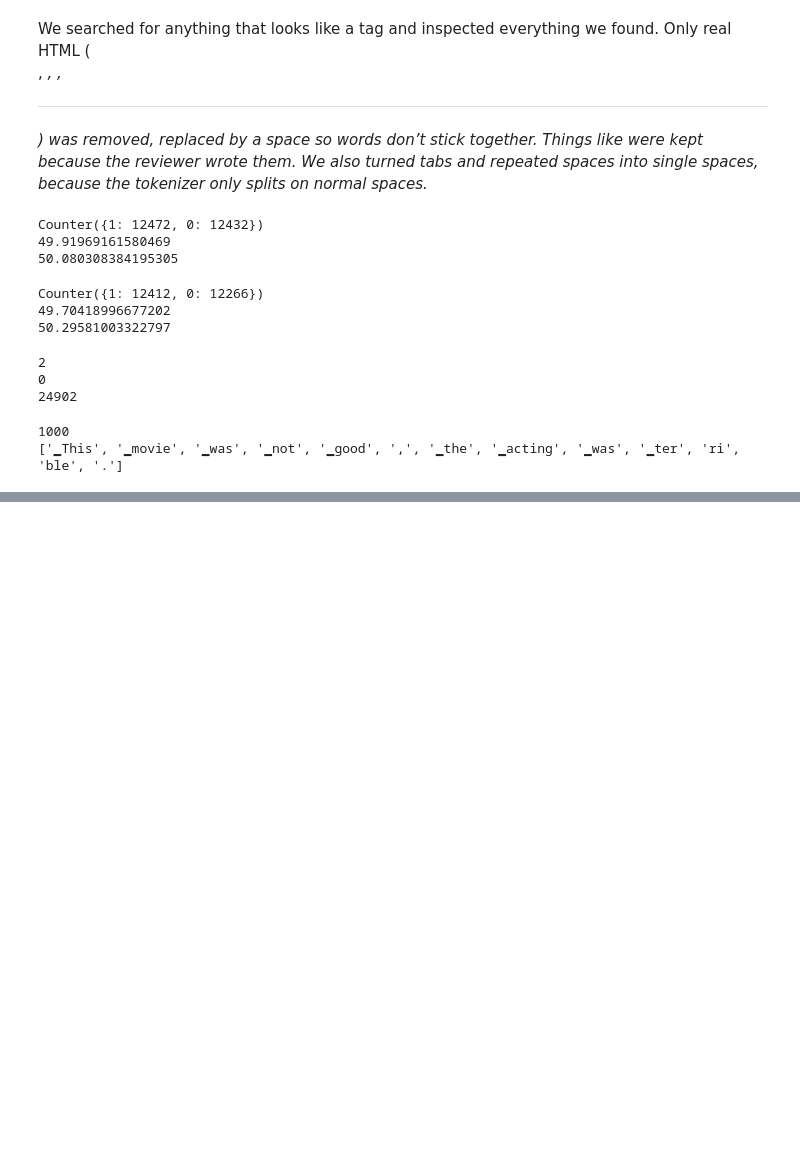
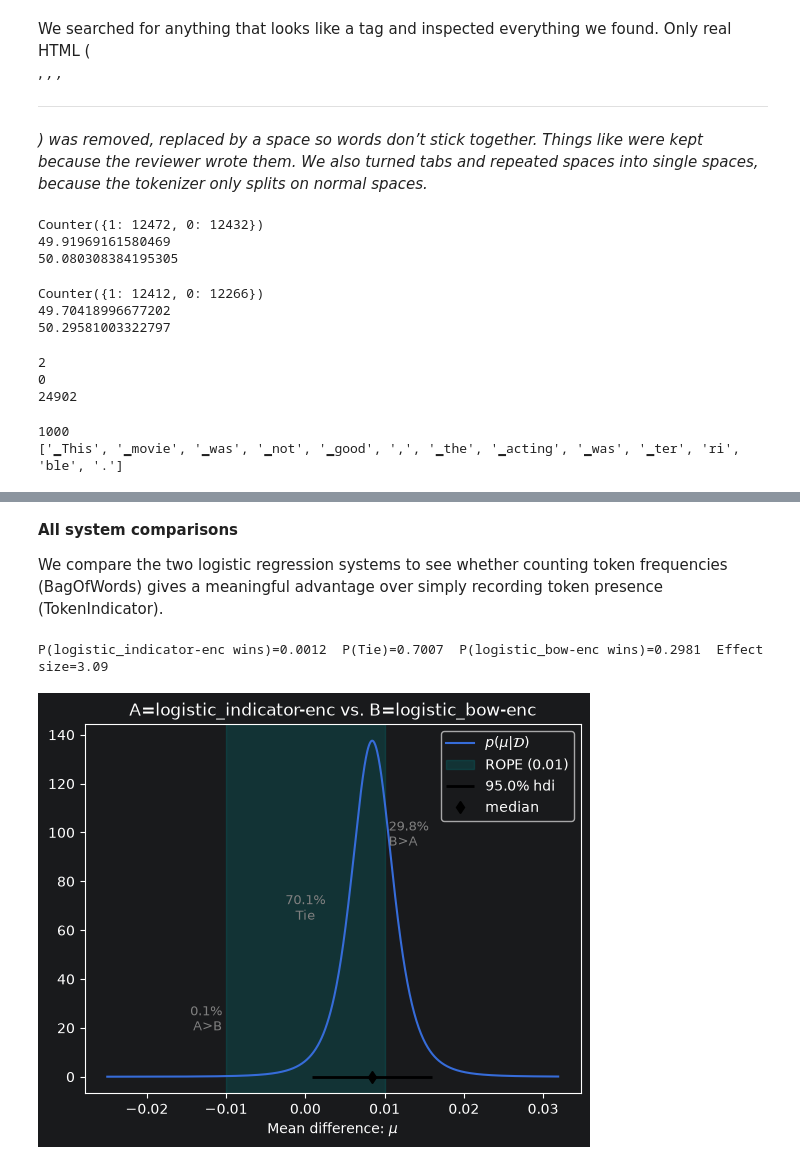
Before and after one commit to stuciaga/nlp1-student, a Jupyter notebook: part1/imdb.ipynb, the cells around one changed output, grey strips where cells are left out. Saved outputs shown, nothing was run; the diff lists cells and outputs as text; code cells hidden in the pictures; blank space fills up the shorter version.

```diff
--- a/part1/imdb.ipynb
+++ b/part1/imdb.ipynb
@@ -187,0 +325,5 @@ Wall time: 103 ms
+# %%
+import numpy as np
+
+def get_all_measurements_for(classifiers, name):
+    return np.array([list(run['accuracies'].values()) for run in classifiers[name]])
@@ -187,0 +340,26 @@ Wall time: 103 ms
+# %% [markdown]
+**All system comparisons**
+
+We compare the two logistic regression systems to see whether counting token frequencies (BagOfWords) gives a meaningful advantage over simply recording token presence (TokenIndicator).
+# %%
+rope = 0.01  # 1 percentage point
+
+pairs = [
+    ('logistic_indicator-enc', 'logistic_bow-enc'),
+    ('logistic_indicator-enc', 'mlp_indicator-enc'),
+    ('logistic_bow-enc',       'mlp_bow-enc'),
+    ('mlp_indicator-enc',      'mlp_bow-enc'),
+    ('mlp_indicator-enc',      'deep_mlp_indicator-enc'),
+    ('mlp_bow-enc',            'deep_mlp_bow-enc'),
+]
+
+for name_a, name_b in pairs:
+    accs_a = get_all_measurements_for(my_classifiers, name_a).flatten()
+    accs_b = get_all_measurements_for(my_classifiers, name_b).flatten()
+    posterior = part1.analysis.BenavoliCorrelatedT(accs_a, accs_b, names=[name_a, name_b])
+    p_a, p_tie, p_b = posterior.probs(rope)
+    print(f"P({name_a} wins)={p_a:.4f}  P(Tie)={p_tie:.4f}  P({name_b} wins)={p_b:.4f}  Effect size={posterior.effect_size:.2f}")
+    _ = posterior.plot(rope)
+# %% [output]
+P(logistic_indicator-enc wins)=0.0012  P(Tie)=0.7007  P(logistic_bow-enc wins)=0.2981  Effect size=3.09
+[figure, added]
```
Also changed, not shown: parts of 18 cells of this notebook.
